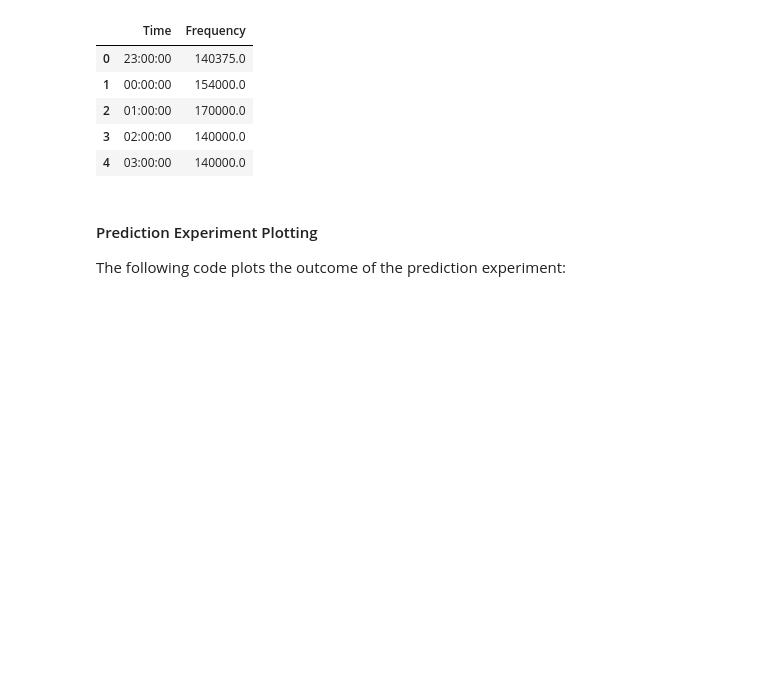
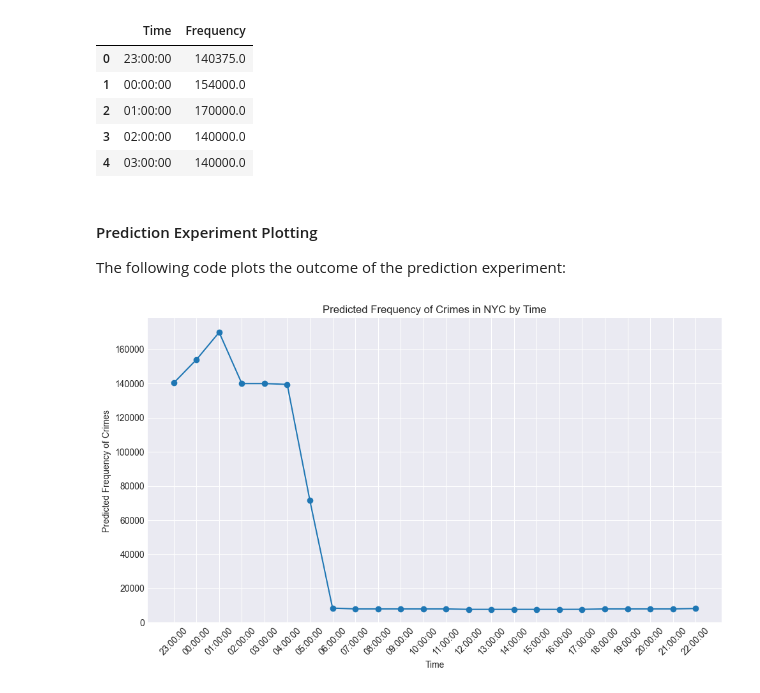
Before and after one commit to bs333/mgt-451, a Jupyter notebook: MGT451 - Assignments/MGT451 - Assignment #1/MGT451 - Assignment #1 ~ Optimal Predictions.ipynb, the cells around one changed output. Cells and saved outputs as stored; diff of their text form; code cells hidden in the pictures; blank space fills up the shorter version.

```diff
--- a/MGT451 - Assignments/MGT451 - Assignment #1/MGT451 - Assignment #1 ~ Optimal Predictions.ipynb
+++ b/MGT451 - Assignments/MGT451 - Assignment #1/MGT451 - Assignment #1 ~ Optimal Predictions.ipynb
@@ -139,8 +142,7 @@ I took the average of the two for the final prediction results for frequency.
 import numpy as np
 
 # Input prediction results from the experiment in a dictionary
-prediction_results = {'Time': ['23:00:00',
-                               '00:00:00',
+prediction_results = {'Time': ['00:00:00',
                                '01:00:00',
                                '02:00:00',
                                '03:00:00',
@@ -162,10 +164,10 @@ prediction_results = {'Time': ['23:00:00',
                                '19:00:00',
                                '20:00:00',
                                '21:00:00',
-                               '22:00:00'],
+                               '22:00:00',
+                               '23:00:00',],
 
                         'Frequency': [
-                                np.mean([7000, 273750]),
                                 np.mean([8000, 300000]),
                                 np.mean([10000, 330000]),
                                 np.mean([10000, 270000]),
@@ -188,7 +190,8 @@ prediction_results = {'Time': ['23:00:00',
                                 np.mean([6000, 10000]),
                                 np.mean([6000, 10000]),
                                 np.mean([6000, 10000]),
-                                np.mean([6500, 10000])
+                                np.mean([6500, 10000]),
+                                np.mean([7000, 273750]),
                         ]}
 
 prediction_results_df = pd.DataFrame(prediction_results)
@@ -208,10 +211,12 @@ The following code plots the outcome of the prediction experiment:
 # %%
 plt.figure(figsize=(10, 6))
 plt.plot(prediction_results_df['Time'].astype(str), prediction_results_df['Frequency'], marker='o')
 plt.xticks(rotation=45)
 plt.xlabel('Time')
 plt.ylabel('Predicted Frequency of Crimes')
-plt.title('Predicted Frequency of Crimes in NYC vs. Time')
+plt.title('Predicted Frequency of Crimes in NYC by Time')
 plt.grid(True)
 plt.tight_layout()
 plt.show()
+# %% [output]
+[figure, added]
```
Also changed, not shown: parts of 5 cells of this notebook.
